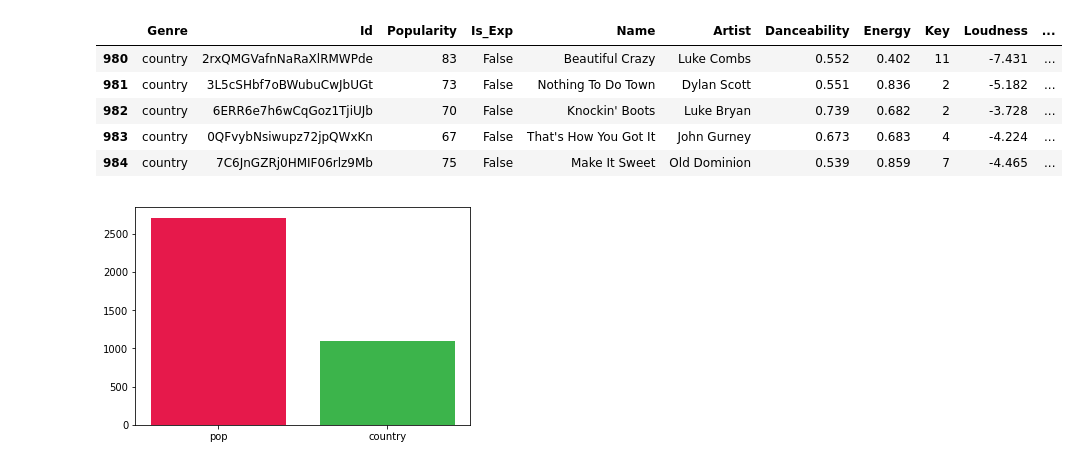
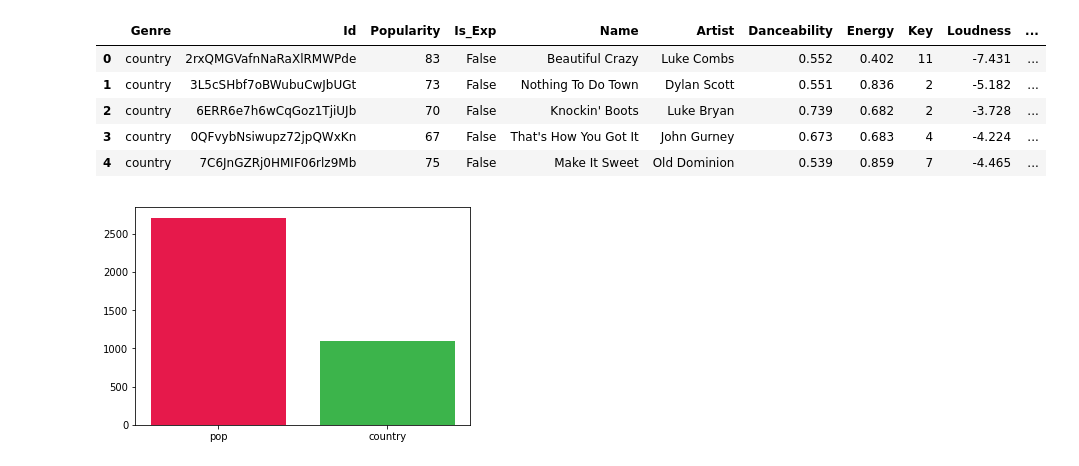
Before and after one commit to ml-project-group-8/music-genre-predictor, a Jupyter notebook: Visualization.ipynb, the cells around one changed output. Drawn from its saved outputs; the diff is of its cells as text; code cells hidden in the pictures.

```diff
--- a/Visualization.ipynb
+++ b/Visualization.ipynb
@@ -3,30 +3,27 @@ import pandas as pd
 import matplotlib.pyplot as plt
 import warnings; warnings.simplefilter('ignore')
 # %%
-pop_df = pd.read_csv("data/pop.csv")
-df = pd.read_csv("data/final.csv")
-df = df.append(pop_df)
-df = df.rename(str.title, axis="columns")
-df = df.drop(columns=["Unnamed: 0"])
+df = pd.read_csv("final.csv")
+df = df.drop(columns="Unnamed: 0")
 df = df[((df["Genre"] == "pop") | (df["Genre"] ==  "country"))]
 genres = df["Genre"].unique()
 unique_colors = [
     '#e6194b', '#3cb44b', '#ffe119', '#4363d8', '#f58231', '#911eb4', '#46f0f0', '#f032e6', '#bcf60c', '#fabebe', '#008080', '#e6beff', '#9a6324', '#fffac8', '#800000', '#aaffc3', '#808000', '#ffd8b1', '#000075', '#808080'
 ]
 colors = {}
 i = 0
 for genre in genres:
     colors[genre] = unique_colors[i]
     i+=1
 colors_list = [colors[genre] for genre in genres]
 df.head()
 # %% [output]
 |  | Genre | Id | Popularity | Is_Exp | Name | Artist | Danceability | Energy | Key | Loudness | ... |
-| 980 | country | 2rxQMGVafnNaRaXlRMWPde | 83 | False | Beautiful Crazy | Luke Combs | 0.552 | 0.402 | 11 | -7.431 | ... |
-| 981 | country | 3L5cSHbf7oBWubuCwJbUGt | 73 | False | Nothing To Do Town | Dylan Scott | 0.551 | 0.836 | 2 | -5.182 | ... |
-| 982 | country | 6ERR6e7h6wCqGoz1TjiUJb | 70 | False | Knockin' Boots | Luke Bryan | 0.739 | 0.682 | 2 | -3.728 | ... |
-| 983 | country | 0QFvybNsiwupz72jpQWxKn | 67 | False | That's How You Got It | John Gurney | 0.673 | 0.683 | 4 | -4.224 | ... |
-| 984 | country | 7C6JnGZRj0HMIF06rlz9Mb | 75 | False | Make It Sweet | Old Dominion | 0.539 | 0.859 | 7 | -4.465 | ... |
+| 0 | country | 2rxQMGVafnNaRaXlRMWPde | 83 | False | Beautiful Crazy | Luke Combs | 0.552 | 0.402 | 11 | -7.431 | ... |
+| 1 | country | 3L5cSHbf7oBWubuCwJbUGt | 73 | False | Nothing To Do Town | Dylan Scott | 0.551 | 0.836 | 2 | -5.182 | ... |
+| 2 | country | 6ERR6e7h6wCqGoz1TjiUJb | 70 | False | Knockin' Boots | Luke Bryan | 0.739 | 0.682 | 2 | -3.728 | ... |
+| 3 | country | 0QFvybNsiwupz72jpQWxKn | 67 | False | That's How You Got It | John Gurney | 0.673 | 0.683 | 4 | -4.224 | ... |
+| 4 | country | 7C6JnGZRj0HMIF06rlz9Mb | 75 | False | Make It Sweet | Old Dominion | 0.539 | 0.859 | 7 | -4.465 | ... |
 # %%
 x_cols    = ["Is_Exp","Danceability","Energy","Key","Loudness","Mode","Speechiness","Acousticness","Instrumentalness","Liveness","Valence","Tempo","Time_Signature"]
 y_cols    = ["Genre"]
```
Also changed, not shown: parts of 9 cells of this notebook.
